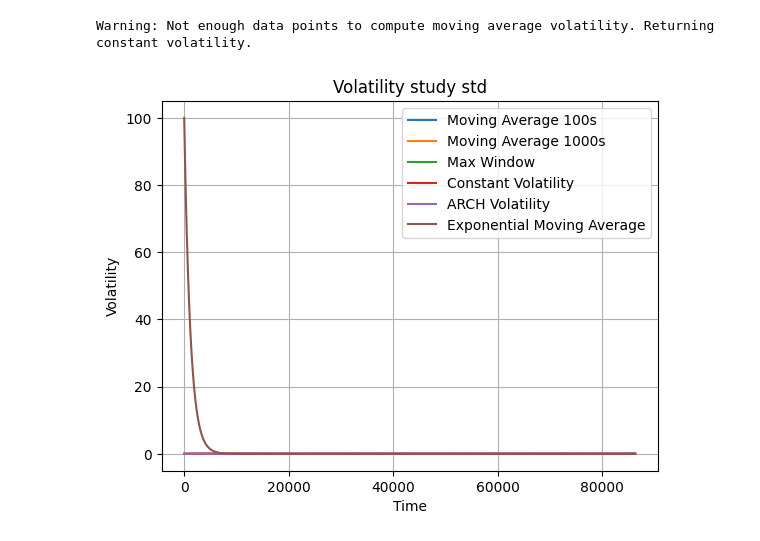
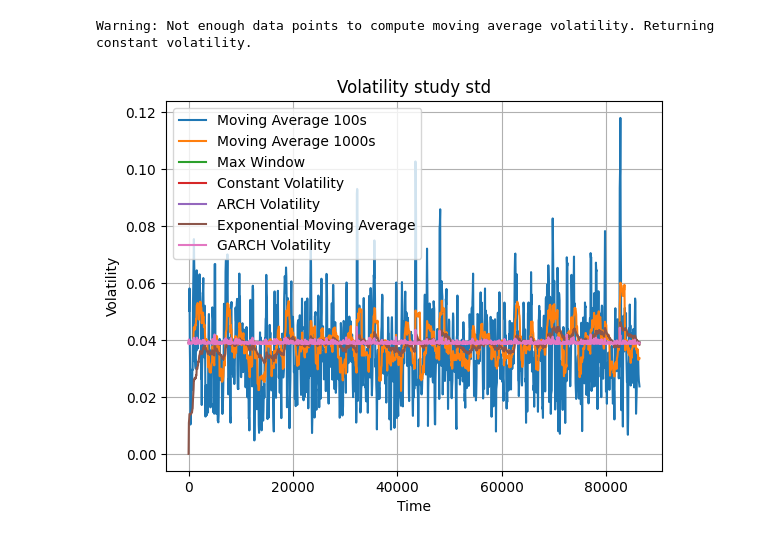
Before and after one commit to giudisciacca/pde-to-finance, a Jupyter notebook: pricing-black-scholes/main.ipynb, the cells around one changed output. Cells and saved outputs as stored; diff of their text form; code cells hidden in the pictures.

Commit message:
garch volatility and placeholders

```diff
--- a/pricing-black-scholes/main.ipynb
+++ b/pricing-black-scholes/main.ipynb
@@ -18,7 +18,7 @@ sim = market_data.simulation(**input_kwargs)
 t,val = sim.forward()
 visual.plot_signal(t,val)
 avg_val = np.zeros_like(val)
-M = 10000
+M = 100
 for i in range(M):
     t,val = sim.forward()
     avg_val += val/M
@@ -36,15 +36,17 @@ def analysis(time, signal):
     moving_std_vol_1000 = vol_estimate.moving_average_volatility(1000)
     max_window_std_vol = vol_estimate.moving_average_volatility(0.99*(time.max()-time.min()))
     constant_std_vol = vol_estimate.moving_average_volatility(10*(time.max()-time.min()))
-    arch_vol = vol_estimate.arch_volatility(alpha=0.05)
-    exp_vol = vol_estimate.exponential_moving_average(alpha=0.05)
+    arch_vol = vol_estimate.arch_volatility(alpha=0.98)
+    exp_vol = vol_estimate.exponential_moving_average(alpha=0.98)
+    garch_vol = vol_estimate.garch_volatility(alpha_exp = 0.98, alpha_arch = 0.0)
 
     vol_collection = [moving_std_vol_100,
                       moving_std_vol_1000,
                       max_window_std_vol,
                       constant_std_vol,
                       arch_vol,
-                      0*exp_vol]
+                      exp_vol,
+                      garch_vol]
     visual.plot_signal(time, vol_collection,
                        title="Volatility study std", xlabel="Time", ylabel="Volatility",
                        label=["Moving Average 100s",
@@ -52,38 +54,39 @@ def analysis(time, signal):
                               "Max Window" ,
                               "Constant Volatility",
                               "ARCH Volatility",
-                              "Exponential Moving Average"])
+                              "Exponential Moving Average",
+                              "GARCH Volatility"])
 
     return
 
 analysis(t, val)
 # compute BS price of option
 
 # Implement delta hedging and test that gains/losses are zero
 
 
 tickers_collection = ['AAPL','MSFT','NVDA',	'AMD','TSLA','META','SPY']
 for ticker_name in tickers_collection:
     # download
 
     # get options
 
     # estimate price with different volatilities
 
     # estimate the actual volatility
 
     # compare BS price w.r.t. real
 
     # payoff graph over time
 
     # Implement delta hedging
 
     # Compute losses/gains
 
     # Implement gamma, vega, rho
 
     # compute losses/gains
     pass
 # %% [output]
 Warning: Not enough data points to compute moving average volatility. Returning constant volatility.
-[figure, old version]
+[figure, new version]
```
Also changed, not shown: parts of 1 cell of this notebook, 1 other file.
